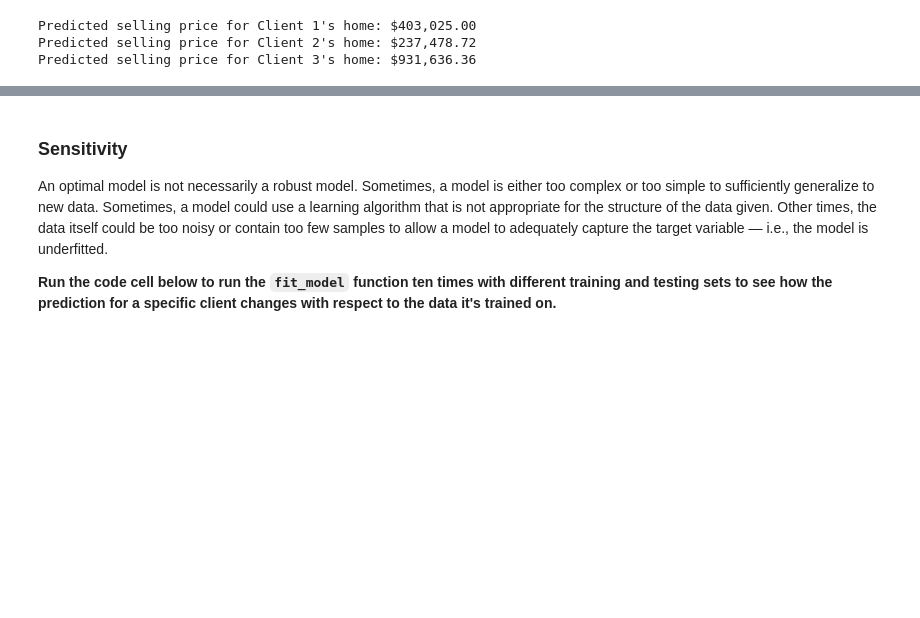
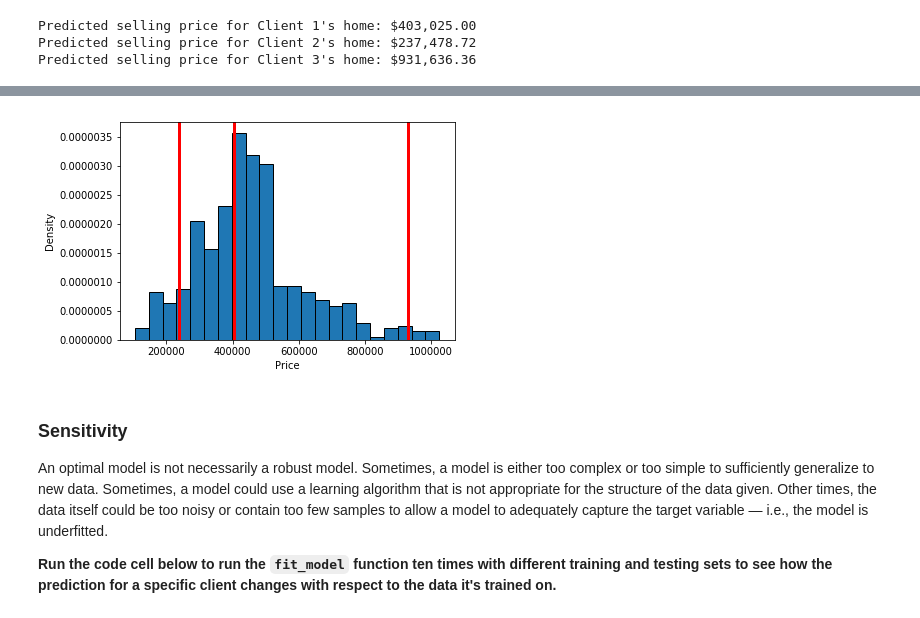
Before and after one commit to ravi-2912/boston_housing, a Jupyter notebook: boston_housing.ipynb, the cells around one changed output, grey strips where cells are left out. Cells and saved outputs as stored; diff of their text form; code cells hidden in the pictures; blank space fills up the shorter version.

```diff
--- a/boston_housing.ipynb
+++ b/boston_housing.ipynb
@@ -452,3 +480,12 @@ Prices seem resonable.
+# %%
+plt.hist(prices, bins='auto', normed=True, edgecolor="black")
+for i, price in enumerate(reg.predict(client_data)):
+    plt.axvline(price, lw = 3, c = 'r')
+plt.xlabel('Price')
+plt.ylabel('Density')
+plt.show()
+# %% [output]
+[figure, added]
 # %% [markdown]
 ### Sensitivity
 An optimal model is not necessarily a robust model. Sometimes, a model is either too complex or too simple to sufficiently generalize to new data. Sometimes, a model could use a learning algorithm that is not appropriate for the structure of the data given. Other times, the data itself could be too noisy or contain too few samples to allow a model to adequately capture the target variable — i.e., the model is underfitted.
```
Also changed, not shown: parts of 10 cells of this notebook.
